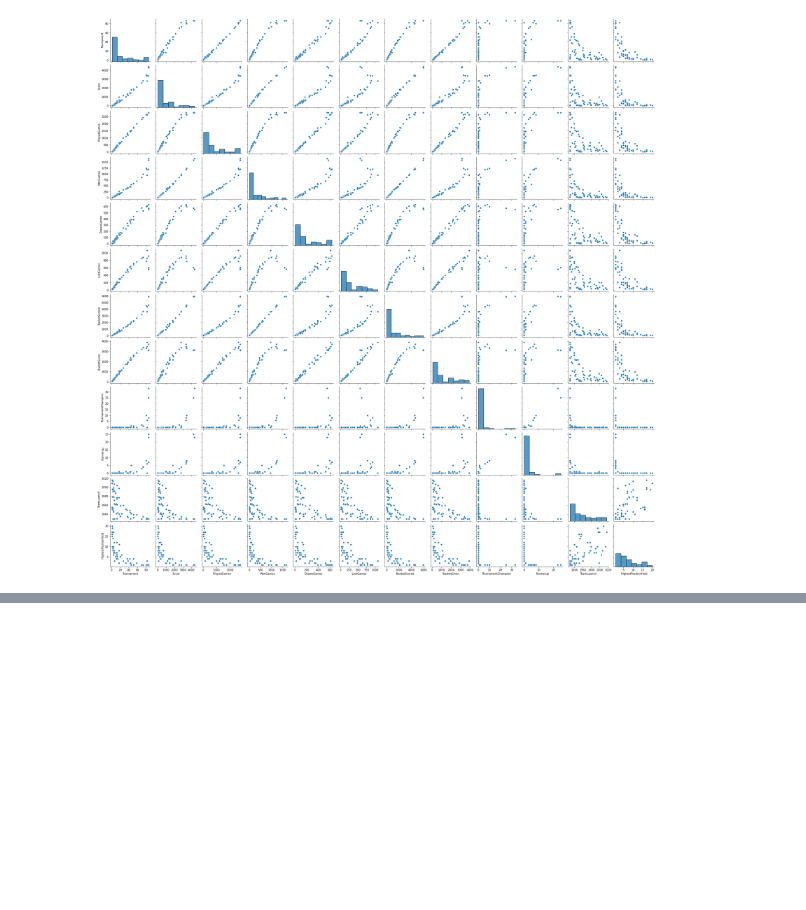
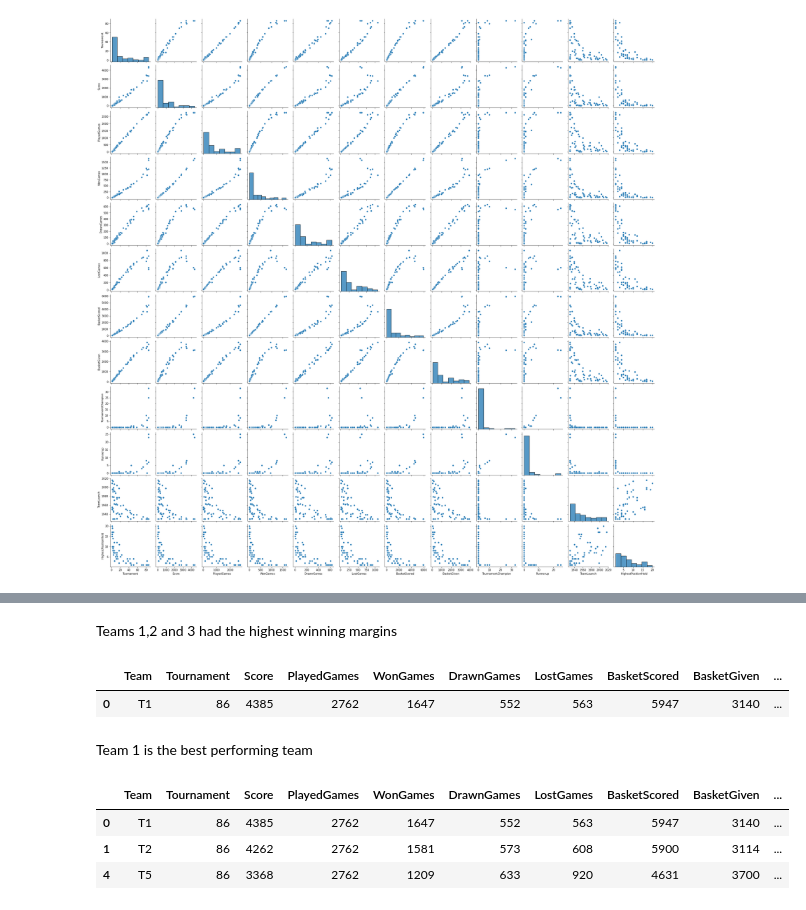
Before and after one commit to MohitBansal9013/AIML-Statistics, a Jupyter notebook: mohit_bansal_applied_statistics_project.ipynb, the cells around one changed output, grey strips where cells are left out. Saved outputs shown, nothing was run; the diff lists cells and outputs as text; code cells hidden in the pictures; blank space fills up the shorter version.

```diff
--- a/mohit_bansal_applied_statistics_project.ipynb
+++ b/mohit_bansal_applied_statistics_project.ipynb
@@ -543,0 +535,18 @@ statsdata.sort_values(['win'],ascending=[False]).head(10)
+# %% [markdown]
+Teams 1,2 and 3 had the highest winning margins
+# %%
+# Best Performing Team
+statsdata.sort_values(['win'],ascending=[False]).head(1)
+# %% [output]
+|  | Team | Tournament | Score | PlayedGames | WonGames | DrawnGames | LostGames | BasketScored | BasketGiven | ... |
+| 0 | T1 | 86 | 4385 | 2762 | 1647 | 552 | 563 | 5947 | 3140 | ... |
+# %% [markdown]
+Team 1 is the best performing team
+# %%
+# Team which playes most matches
+statsdata[(statsdata.PlayedGames == statsdata.PlayedGames.max())]
+# %% [output]
+|  | Team | Tournament | Score | PlayedGames | WonGames | DrawnGames | LostGames | BasketScored | BasketGiven | ... |
+| 0 | T1 | 86 | 4385 | 2762 | 1647 | 552 | 563 | 5947 | 3140 | ... |
+| 1 | T2 | 86 | 4262 | 2762 | 1581 | 573 | 608 | 5900 | 3114 | ... |
+| 4 | T5 | 86 | 3368 | 2762 | 1209 | 633 | 920 | 4631 | 3700 | ... |
```
Also changed, not shown: parts of 30 cells of this notebook.
